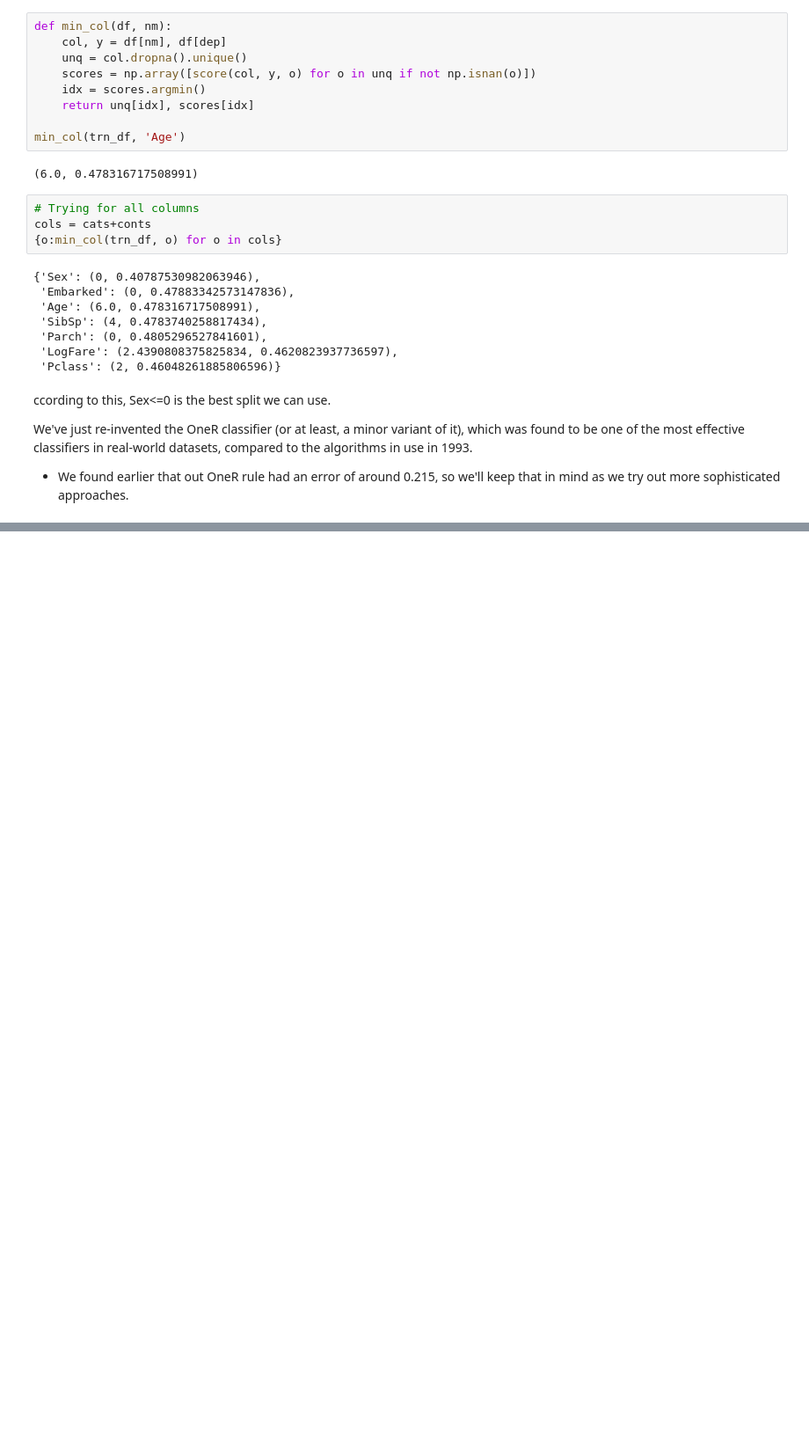
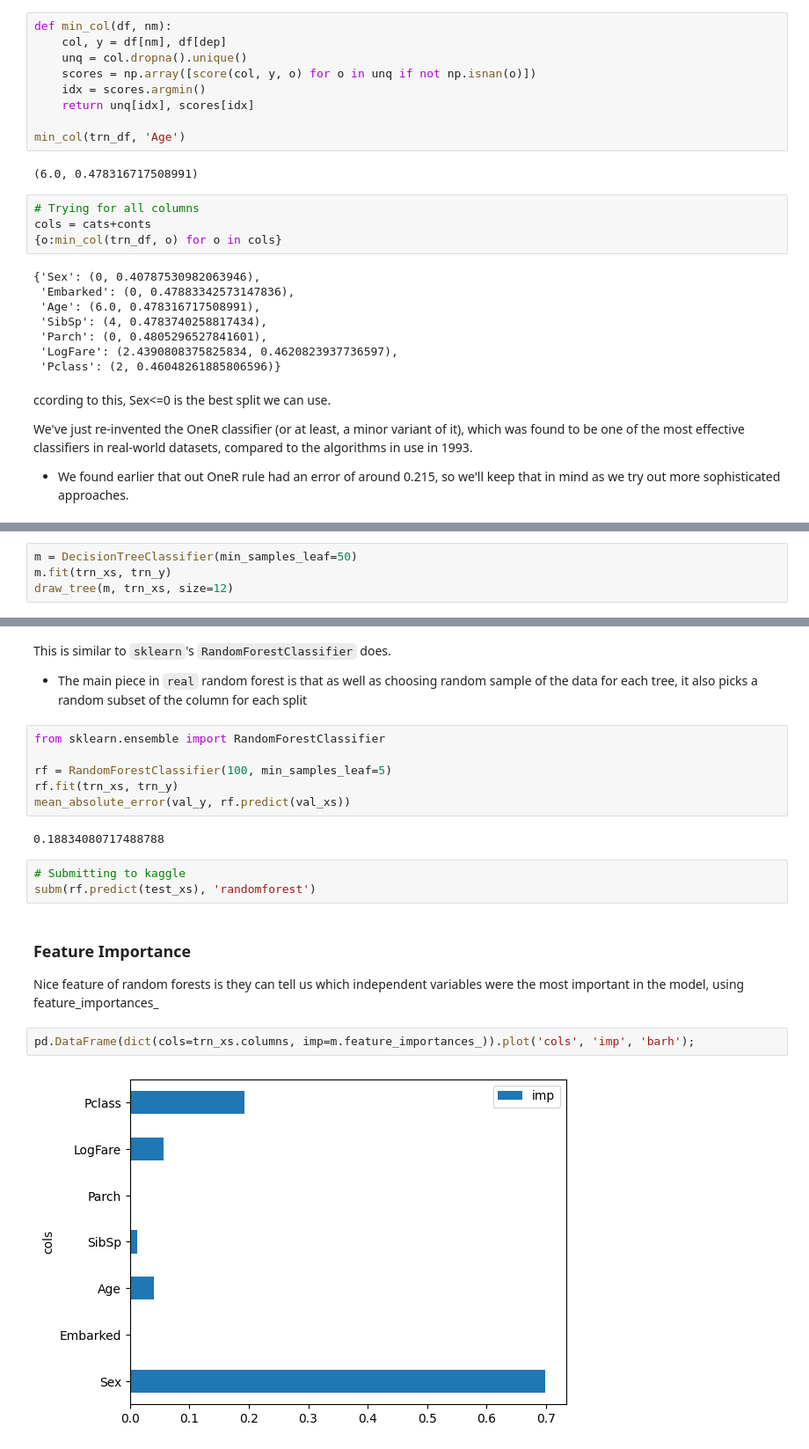
Before and after one commit to AgastyaPatel/FastAI-course, a Jupyter notebook: fastbook-solved/06_One-R_Decision-trees_Random-forests.ipynb, the cells around one changed output, grey strips where cells are left out. Shown: that part at 88% size. Drawn from its saved outputs; the diff is of its cells as text; blank space fills up the shorter version.

Commit message:
Kaggle Notebook | One-R, Decision Trees & Random Forests | Version 4

```diff
--- a/fastbook-solved/06_One-R_Decision-trees_Random-forests.ipynb
+++ b/fastbook-solved/06_One-R_Decision-trees_Random-forests.ipynb
@@ -302,0 +388,4 @@ We've just re-invented the OneR classifier (or at least, a minor variant of it),
+# %%
+m = DecisionTreeClassifier(min_samples_leaf=50)
+m.fit(trn_xs, trn_y)
+draw_tree(m, trn_xs, size=12)
@@ -302,0 +447,21 @@ We've just re-invented the OneR classifier (or at least, a minor variant of it),
+# %% [markdown]
+This is similar to `sklearn`'s `RandomForestClassifier` does.
+- The main piece in `real` random forest is that as well as choosing random sample of the data for each tree, it also picks a random subset of the column for each split
+# %%
+from sklearn.ensemble import RandomForestClassifier
+
+rf = RandomForestClassifier(100, min_samples_leaf=5)
+rf.fit(trn_xs, trn_y)
+mean_absolute_error(val_y, rf.predict(val_xs))
+# %% [output]
+0.18834080717488788
+# %%
+# Submitting to kaggle
+subm(rf.predict(test_xs), 'randomforest')
+# %% [markdown]
+### Feature Importance
+Nice feature of random forests is they can tell us which independent variables were the most important in the model, using feature_importances_
+# %%
+pd.DataFrame(dict(cols=trn_xs.columns, imp=m.feature_importances_)).plot('cols', 'imp', 'barh');
+# %% [output]
+[figure, added]
```
Also changed, not shown: parts of 27 cells of this notebook.
